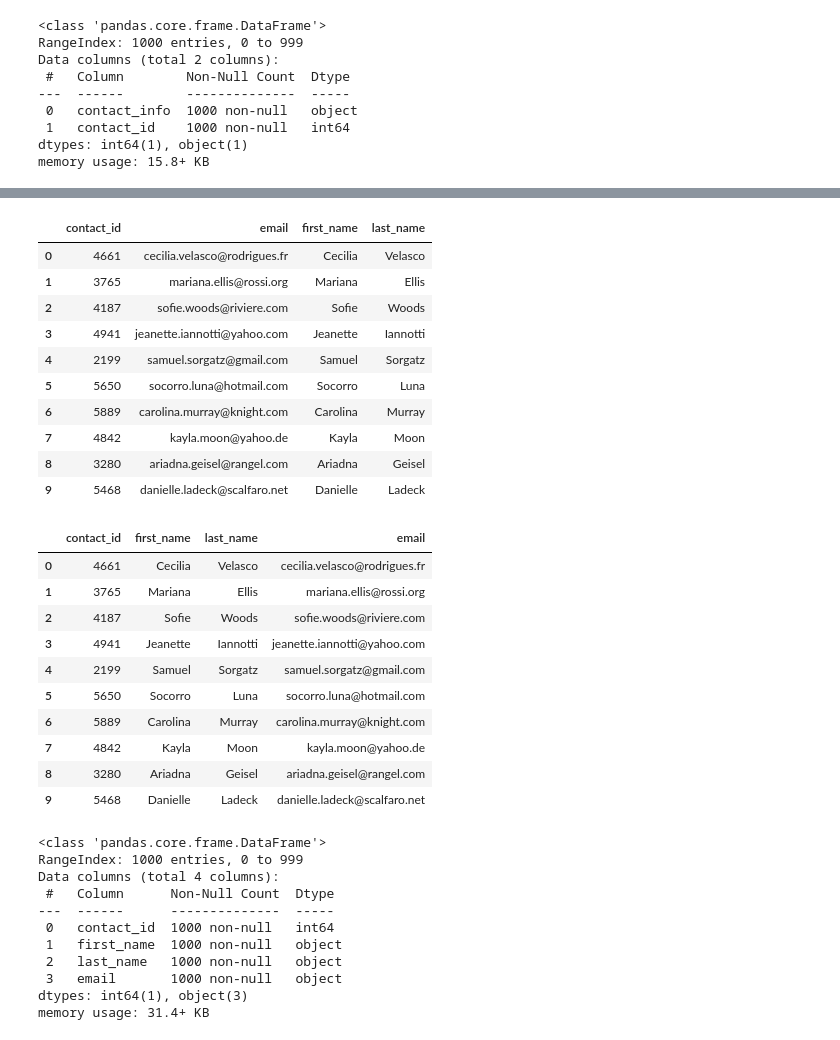
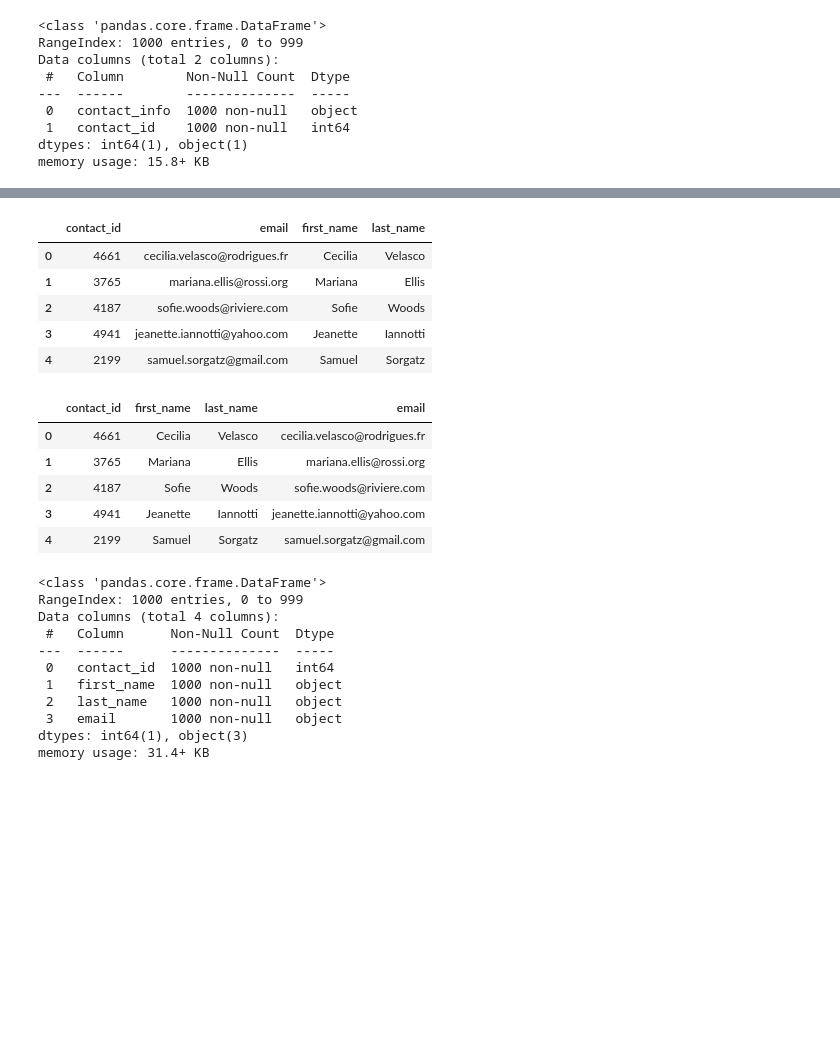
Before and after one commit to breeliu2/Crowdfunding_ETL, a Jupyter notebook: ETL_Mini_Project_AMetz_BLiu.ipynb, the cells around one changed output, grey strips where cells are left out. Saved outputs shown, nothing was run; the diff lists cells and outputs as text; code cells hidden in the pictures; blank space fills up the shorter version.

Commit message:
Regex

```diff
--- a/ETL_Mini_Project_AMetz_BLiu.ipynb
+++ b/ETL_Mini_Project_AMetz_BLiu.ipynb
@@ -516,22 +491,25 @@ contact_info_regex_copy.head()
 # %%
 # Create a "first"name" and "last_name" column with the first and last names from the "name" column.
+p = '(\w+)'
+contact_info_regex_copy['first_name'] = contact_info_regex_copy['name'].str.extract(p)
 
+p = '(\W\w+)'
+contact_info_regex_copy['last_name'] = contact_info_regex_copy['name'].str.extract(p)
 
 # Drop the contact_name column
+contact_info_regex_copy = contact_info_regex_copy.drop('name', axis=1)
+contact_info_regex_copy.head()
 # %% [output]
 |  | contact_id | email | first_name | last_name |
 | 0 | 4661 | cecilia.velasco@rodrigues.fr | Cecilia | Velasco |
 | 1 | 3765 | mariana.ellis@rossi.org | Mariana | Ellis |
 | 2 | 4187 | sofie.woods@riviere.com | Sofie | Woods |
 | 3 | 4941 | jeanette.iannotti@yahoo.com | Jeanette | Iannotti |
 | 4 | 2199 | samuel.sorgatz@gmail.com | Samuel | Sorgatz |
-| 5 | 5650 | socorro.luna@hotmail.com | Socorro | Luna |
-| 6 | 5889 | carolina.murray@knight.com | Carolina | Murray |
-| 7 | 4842 | kayla.moon@yahoo.de | Kayla | Moon |
-| 8 | 3280 | ariadna.geisel@rangel.com | Ariadna | Geisel |
-| 9 | 5468 | danielle.ladeck@scalfaro.net | Danielle | Ladeck |
 # %%
 # Reorder the columns
+clean_contact_info_regex_copy = contact_info_regex_copy[['contact_id', 'first_name', 'last_name', 'email']]
+clean_contact_info_regex_copy.head()
 # %% [output]
 |  | contact_id | first_name | last_name | email |
 | 0 | 4661 | Cecilia | Velasco | cecilia.velasco@rodrigues.fr |
@@ -539,10 +517,5 @@ contact_info_regex_copy.head()
 | 2 | 4187 | Sofie | Woods | sofie.woods@riviere.com |
 | 3 | 4941 | Jeanette | Iannotti | jeanette.iannotti@yahoo.com |
 | 4 | 2199 | Samuel | Sorgatz | samuel.sorgatz@gmail.com |
-| 5 | 5650 | Socorro | Luna | socorro.luna@hotmail.com |
-| 6 | 5889 | Carolina | Murray | carolina.murray@knight.com |
-| 7 | 4842 | Kayla | Moon | kayla.moon@yahoo.de |
-| 8 | 3280 | Ariadna | Geisel | ariadna.geisel@rangel.com |
-| 9 | 5468 | Danielle | Ladeck | danielle.ladeck@scalfaro.net |
 # %%
 # Check the datatypes one more time before exporting as CSV file.
```
Also changed, not shown: parts of 7 cells of this notebook.
